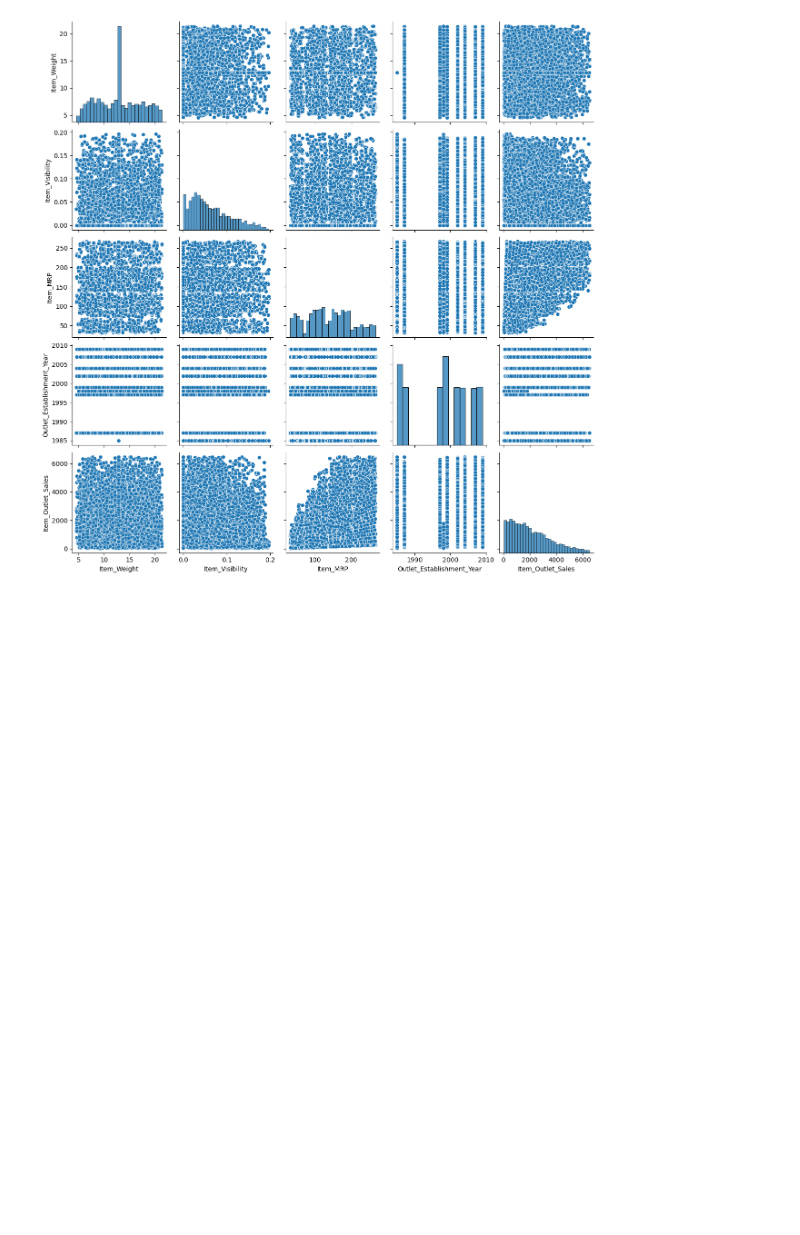
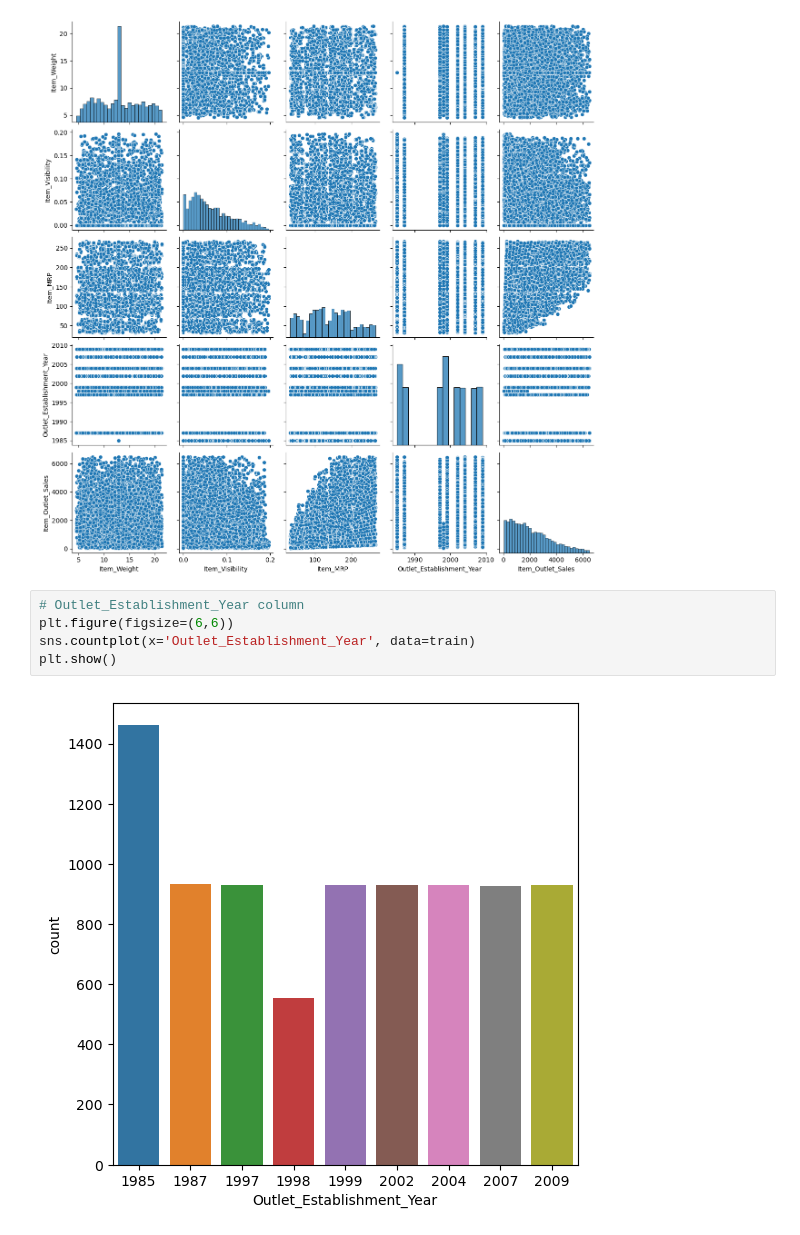
Before and after one commit to AyeshaIrshad1337/Big-Mart-Sales-Prediction, a Jupyter notebook: big-mart-sales-prediction.ipynb, the cells around one changed output. Saved outputs shown, nothing was run; the diff lists cells and outputs as text; blank space fills up the shorter version.

```diff
--- a/big-mart-sales-prediction.ipynb
+++ b/big-mart-sales-prediction.ipynb
@@ -399,3 +399,10 @@ sns.pairplot(data=train_without_outliers)
 # %% [output]
 <seaborn.axisgrid.PairGrid at 0x...>
 [figure]
+# %%
+# Outlet_Establishment_Year column
+plt.figure(figsize=(6,6))
+sns.countplot(x='Outlet_Establishment_Year', data=train)
+plt.show()
+# %% [output]
+[figure, added]
```
Also changed, not shown: parts of 4 cells of this notebook.
